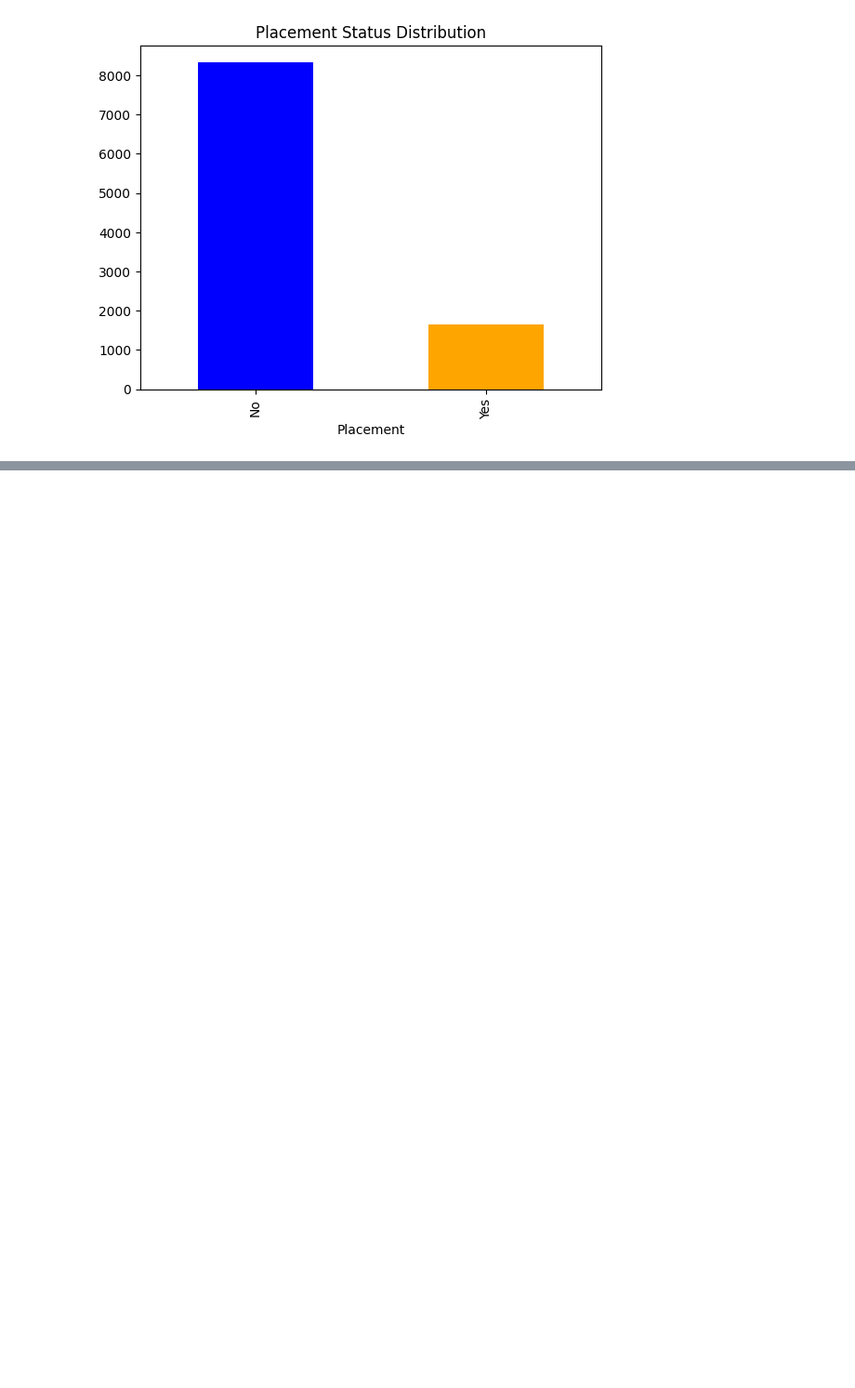
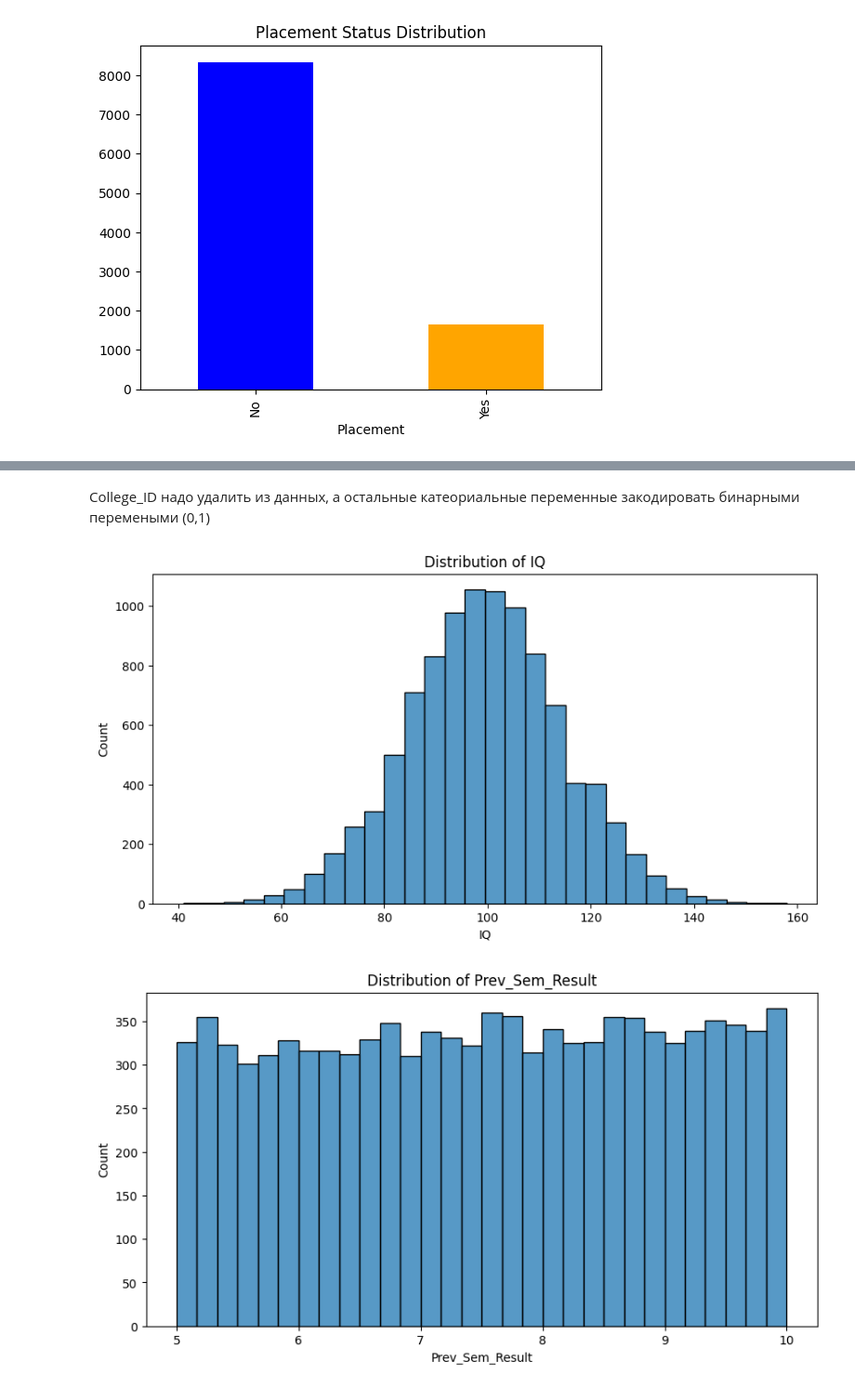
Before and after one commit to IslamDyshoko/Col_stud_placement, a Jupyter notebook: eda.ipynb, the cells around one changed output, grey strips where cells are left out. Shown: that part at 93% size. Drawn from its saved outputs; the diff is of its cells as text; code cells hidden in the pictures; blank space fills up the shorter version.

```diff
--- a/eda.ipynb
+++ b/eda.ipynb
@@ -95,0 +96,4 @@ Text(0.5, 1.0, 'Placement Status Distribution')
+# %%
+for col in df.columns:
+    if df[col].dtype == 'object':
+        print(f"Unique values in {col}: {df[col].unique()}")
@@ -95,0 +118,12 @@ Text(0.5, 1.0, 'Placement Status Distribution')
+# %% [markdown]
+College_ID надо удалить из данных, а остальные катеориальные переменные закодировать бинарными перемеными (0,1)
+# %%
+for col in df.columns:
+    if df[col].dtype == 'int' or df[col].dtype == 'float':
+        plt.figure(figsize=(10, 5))
+        sns.histplot(df[col], bins=30)
+        plt.title(f'Distribution of {col}')
+        plt.show()
+# %% [output]
+[figure, added]
+[figure, added]
```
Also changed, not shown: parts of 4 cells of this notebook.
